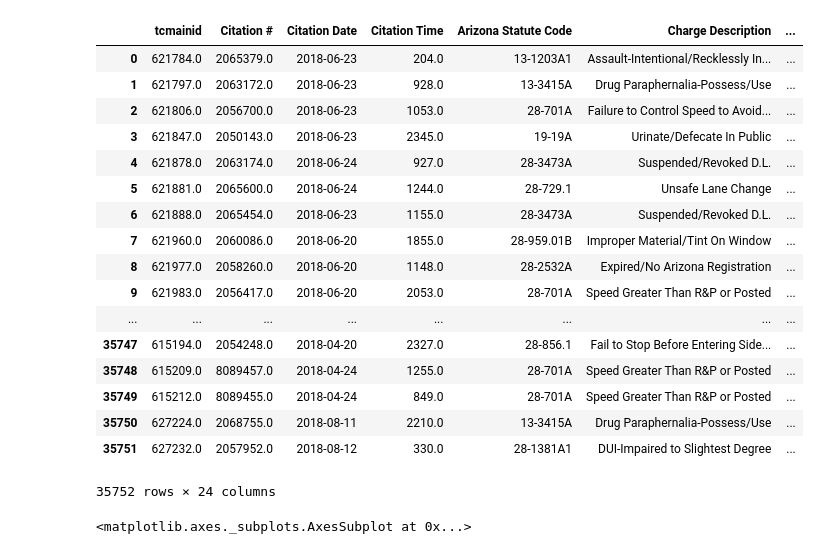
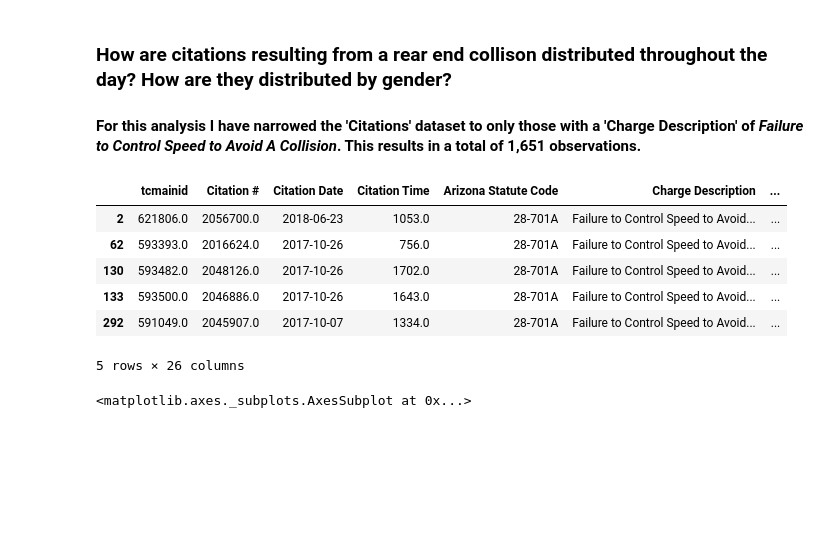
Before and after one commit to mrkjhsn/City-of-Scottsdale-Citations, a Jupyter notebook: Vehicular_Accidents_Visualization.ipynb, the cells around one changed output. Saved outputs shown, nothing was run; the diff lists cells and outputs as text; code cells hidden in the pictures; blank space fills up the shorter version.

```diff
--- a/Vehicular_Accidents_Visualization.ipynb
+++ b/Vehicular_Accidents_Visualization.ipynb
@@ -1,55 +1,52 @@
+# %% [markdown]
+### How are citations resulting from a rear end collison distributed throughout the day?  How are they distributed by gender?
+
+#### For this analysis I have narrowed the 'Citations' dataset to only those with a 'Charge Description' of *Failure to Control Speed to Avoid A Collision*.  This results in a total of 1,651 observations.
 # %%
 import numpy as np
 import matplotlib.pyplot as plt
 import pyodbc
 import pandas as pd
 import seaborn as sns
 import datetime
 plt.rcParams["figure.figsize"] = [15, 7]
 
 # databaseConnection = 'DRIVER={SQL Server}; SERVER=ServerName; Database=DatbaseName; UID=UserId; PWD=password;'
 connection = pyodbc.connect('DRIVER={SQL Server};SERVER=WINDOWS-A6S01I2\SQLEXPRESS;DATABASE=City_of_Scottsdale;Trusted_Connection=yes;')
 cursor = connection.cursor()
 
 # SQL query to import all citation data
 citations = '''
   select * from [dbo].[spd_PDCitations$]
   '''
 citations = pd.read_sql(citations, connection)
 connection.close()
 
-#filter for only citations indicative of vehicle accidents
 
 citations['Month'] = citations['Citation Date'].dt.month
-citations['Day'] = citations['Citation Date'].dt.day
+citations['Day_of_Month'] = citations['Citation Date'].dt.day
+
+citations['Day_of_Week'] = citations['Citation Date']. \
+    apply(lambda x: x.strftime('%a')) #format Citation Day to represent day of week(Mon, Tu, Wed, ect.)
+
+citations['Hour_of_Day'] = citations['Citation Time']. \
+    apply(lambda x: str(x)[-7:-4]) # extract the hour of the day from the datetime column
+citations['Hour_of_Day'] = pd.to_numeric(citations['Hour_of_Day'],errors='coerce')
 
 
-# Case_Data['MeetingDate'] = Case_Data['MeetingDate'].dt.year #converte MeetingDate to year
-
-
-vehicular_accidents = citations.loc[citations['Charge Description'].str.contains(
+#filter for only citations indicative of vehicle accidents
+vehicular_accidents = citations.loc[citations['Charge Description'].str.contains( \
     'Failure to Control Speed to Avoid A Collision')]
 
 # vehicular_accidents
-citations
+vehicular_accidents.head()
 # %% [output]
 |  | tcmainid | Citation # | Citation Date | Citation Time | Arizona Statute Code | Charge Description | ... |
-| 0 | 621784.0 | 2065379.0 | 2018-06-23 | 204.0 | 13-1203A1 | Assault-Intentional/Recklessly In... | ... |
-| 1 | 621797.0 | 2063172.0 | 2018-06-23 | 928.0 | 13-3415A | Drug Paraphernalia-Possess/Use | ... |
 | 2 | 621806.0 | 2056700.0 | 2018-06-23 | 1053.0 | 28-701A | Failure to Control Speed to Avoid... | ... |
-| 3 | 621847.0 | 2050143.0 | 2018-06-23 | 2345.0 | 19-19A | Urinate/Defecate In Public | ... |
-| 4 | 621878.0 | 2063174.0 | 2018-06-24 | 927.0 | 28-3473A | Suspended/Revoked D.L. | ... |
-| 5 | 621881.0 | 2065600.0 | 2018-06-24 | 1244.0 | 28-729.1 | Unsafe Lane Change | ... |
-| 6 | 621888.0 | 2065454.0 | 2018-06-23 | 1155.0 | 28-3473A | Suspended/Revoked D.L. | ... |
-| 7 | 621960.0 | 2060086.0 | 2018-06-20 | 1855.0 | 28-959.01B | Improper Material/Tint On Window | ... |
-| 8 | 621977.0 | 2058260.0 | 2018-06-20 | 1148.0 | 28-2532A | Expired/No Arizona Registration | ... |
-| 9 | 621983.0 | 2056417.0 | 2018-06-20 | 2053.0 | 28-701A | Speed Greater Than R&P or Posted | ... |
-| ... | ... | ... | ... | ... | ... | ... | ... |
-| 35747 | 615194.0 | 2054248.0 | 2018-04-20 | 2327.0 | 28-856.1 | Fail to Stop Before Entering Side... | ... |
-| 35748 | 615209.0 | 8089457.0 | 2018-04-24 | 1255.0 | 28-701A | Speed Greater Than R&P or Posted | ... |
-| 35749 | 615212.0 | 8089455.0 | 2018-04-24 | 849.0 | 28-701A | Speed Greater Than R&P or Posted | ... |
-| 35750 | 627224.0 | 2068755.0 | 2018-08-11 | 2210.0 | 13-3415A | Drug Paraphernalia-Possess/Use | ... |
-| 35751 | 627232.0 | 2057952.0 | 2018-08-12 | 330.0 | 28-1381A1 | DUI-Impaired to Slightest Degree | ... |
+| 62 | 593393.0 | 2016624.0 | 2017-10-26 | 756.0 | 28-701A | Failure to Control Speed to Avoid... | ... |
+| 130 | 593482.0 | 2048126.0 | 2017-10-26 | 1702.0 | 28-701A | Failure to Control Speed to Avoid... | ... |
+| 133 | 593500.0 | 2046886.0 | 2017-10-26 | 1643.0 | 28-701A | Failure to Control Speed to Avoid... | ... |
+| 292 | 591049.0 | 2045907.0 | 2017-10-07 | 1334.0 | 28-701A | Failure to Control Speed to Avoid... | ... |
-35752 rows × 24 columns
+5 rows × 26 columns
 # %%
 vehicular_accidents.plot(y='Citation Time', kind='hist', bins=24)
```
Also changed, not shown: parts of 7 cells of this notebook.
